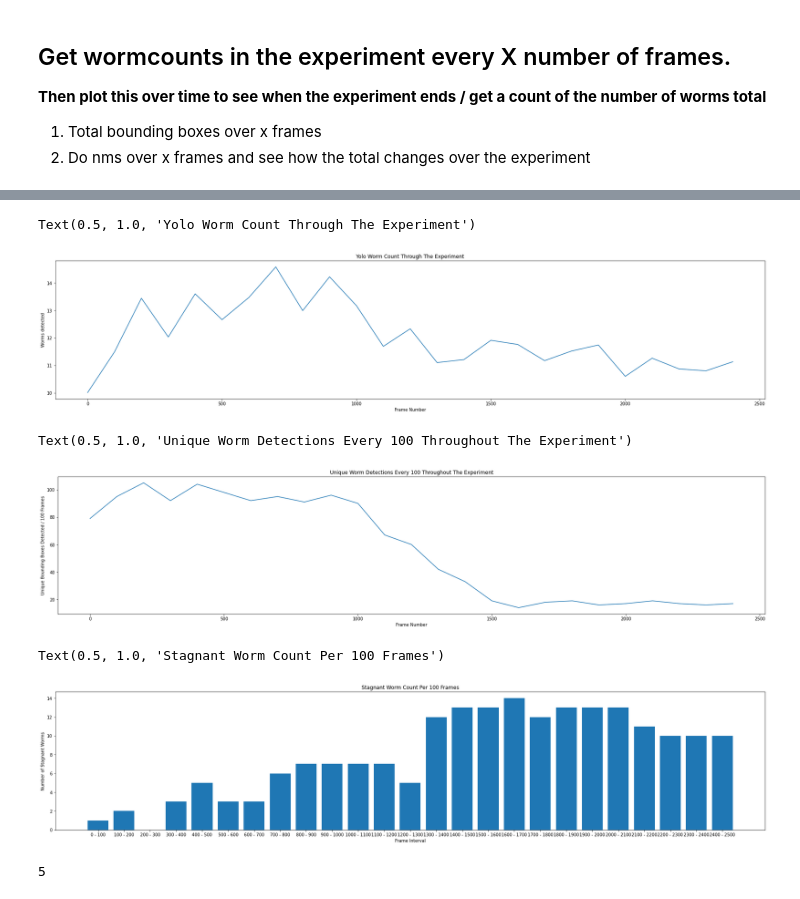
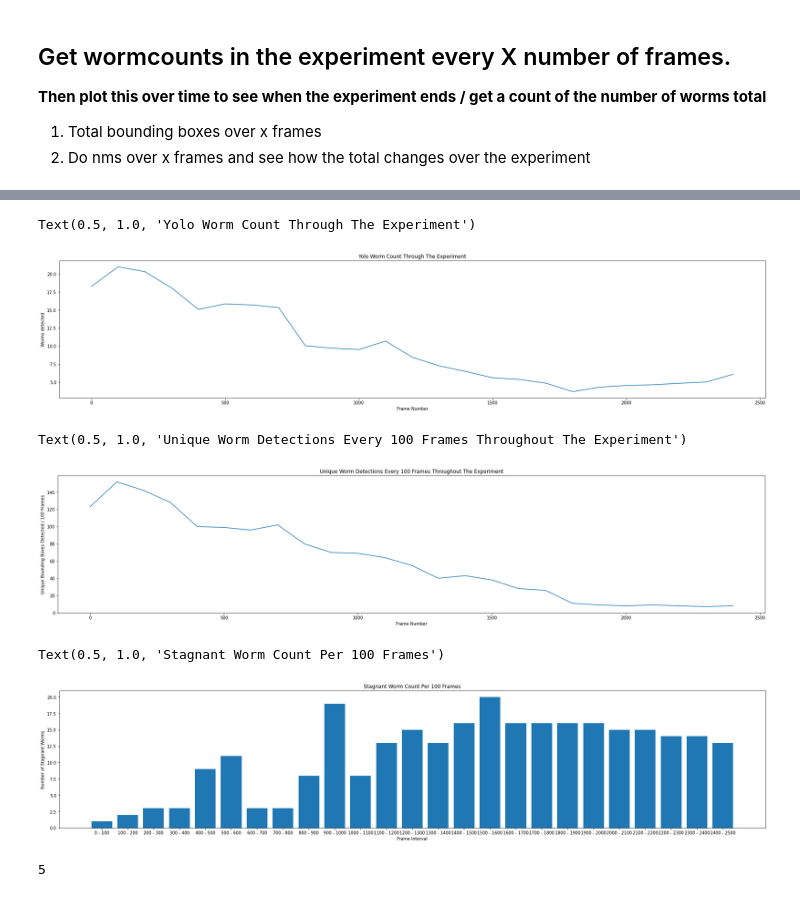
Before and after one commit to paolobif/TOD, a Jupyter notebook: exp_end.ipynb, the cells around one changed output, grey strips where cells are left out. Saved outputs shown, nothing was run; the diff lists cells and outputs as text; code cells hidden in the pictures.

```diff
--- a/exp_end.ipynb
+++ b/exp_end.ipynb
@@ -19,8 +19,8 @@ plt.rcParams["figure.figsize"] = (30,6)
 The autoreload extension is already loaded. To reload it, use:
   %reload_ext autoreload
 # %%
-csv_path = "./exp/csvs/1049.csv"
-vid_path = "./exp/vids/1049.avi"
+csv_path = "./exp/csvs/1055.csv"
+vid_path = "./exp/vids/1055.avi"
 
 exp = CSV_Reader(csv_path, vid_path)
 interval = 100  # Frame interval for getting frame values
@@ -57,7 +58,7 @@ plt.ylabel("Worms detected")
 plt.title("Yolo Worm Count Through The Experiment")
 # %% [output]
 Text(0.5, 1.0, 'Yolo Worm Count Through The Experiment')
-[figure, old version]
+[figure, new version]
 # %%
 counts = []
 skip = 10
@@ -73,13 +74,13 @@ for i in tqdm(range(0, exp.frame_count, interval)):
 # %%
 ys = np.arange(0, exp.frame_count, interval)
 
 plt.plot(ys, counts)
 plt.xlabel("Frame Number")
 plt.ylabel(f"Unique Bounding Boxes Detected / {interval} Frames")
-plt.title(f"Unique Worm Detections Every {interval} Throughout The Experiment")
+plt.title(f"Unique Worm Detections Every {interval} Frames Throughout The Experiment")
 # %% [output]
-Text(0.5, 1.0, 'Unique Worm Detections Every 100 Throughout The Experiment')
+Text(0.5, 1.0, 'Unique Worm Detections Every 100 Frames Throughout The Experiment')
-[figure, old version]
+[figure, new version]
 # %%
 def nms_counts(outputs: np.ndarray, overlapThresh):
     # if there are no boxes, return an empty list
@@ -171,7 +172,7 @@ plt.ylabel(f"Number of Stagnant Worms")
 plt.title(f"Stagnant Worm Count Per {interval} Frames")
 # %% [output]
 Text(0.5, 1.0, 'Stagnant Worm Count Per 100 Frames')
-[figure, old version]
+[figure, new version]
 # %%
 b = [1,2,3,4,5,6,6,6]
 b.index(6)
```
Also changed, not shown: parts of 17 cells of this notebook, 1 other file.
